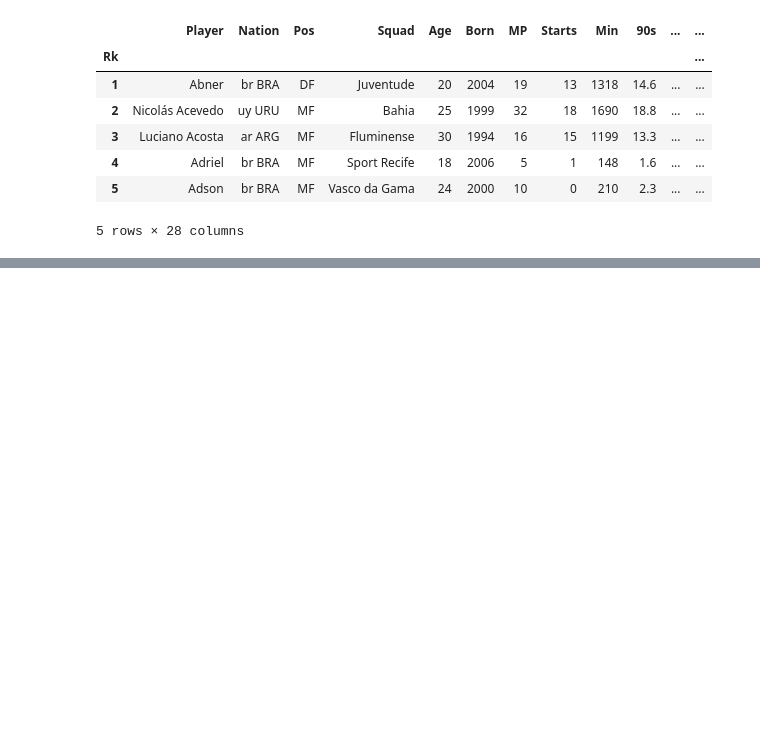
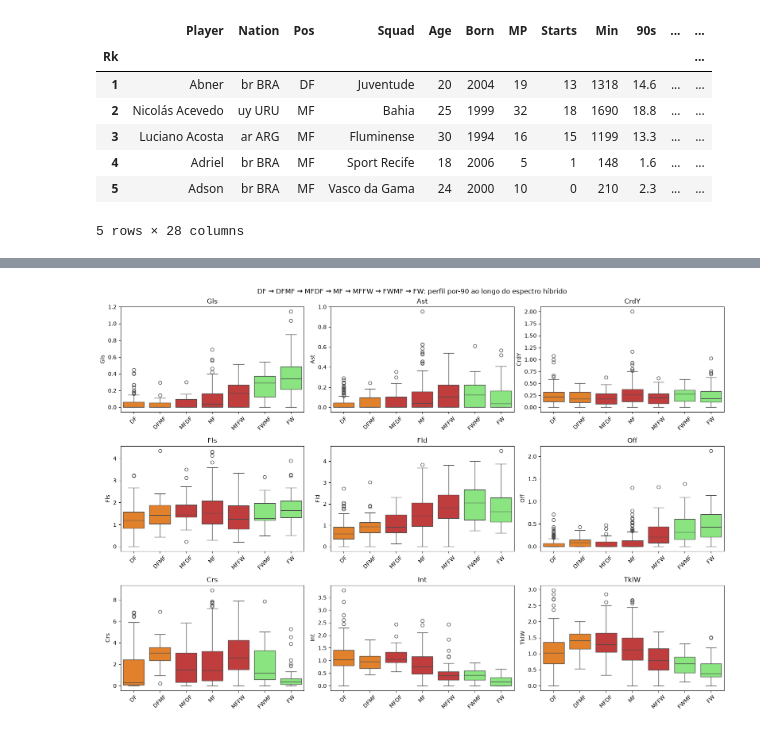
Before and after one commit to yagoschnorr/brasileirao-player-role-classification, a Jupyter notebook: notebooks/eda.ipynb, the cells around one changed output, grey strips where cells are left out. Cells and saved outputs as stored; diff of their text form; code cells hidden in the pictures; blank space fills up the shorter version.

```diff
--- a/notebooks/eda.ipynb
+++ b/notebooks/eda.ipynb
@@ -55,0 +246,20 @@ stats_df.to_csv('..\\data\\player-stats.csv')
+# %%
+grupos_alvo = ['DF', 'DFMF', 'MFDF', 'MF', 'MFFW', 'FWMF', 'FW']
+
+df_filtrado = stats_df[stats_df['Min'] > 180]
+por90_hibridos = df_filtrado[colunas_evento].div(df_filtrado['90s'].replace(0, np.nan), axis=0)
+por90_hibridos['Pos'] = df_filtrado['Pos']
+por90_hibridos = por90_hibridos[por90_hibridos['Pos'].isin(grupos_alvo)]
+
+fig, axes = plt.subplots(3, 3, figsize=(16, 11))
+for ax, col in zip(axes.flat, colunas_evento):
+    sns.boxplot(data=por90_hibridos, x='Pos', y=col, order=grupos_alvo, ax=ax, hue='Pos', palette={'DF': '#ff7f0e', 'DFMF': '#ff7f0e', 'MFDF': '#d62728', 'MF': '#d62728', 'MFFW': '#d62728', 'FWMF': "#7cf571", 'FW': '#7cf571'})
+    ax.set_title(col)
+    ax.set_xlabel('')
+    ax.tick_params(axis='x', rotation=45)
+
+plt.suptitle('DF → DFMF → MFDF → MF → MFFW → FWMF → FW: perfil por-90 ao longo do espectro híbrido')
+plt.tight_layout()
+plt.show()
+# %% [output]
+[figure, added]
```
Also changed, not shown: parts of 20 cells of this notebook.
